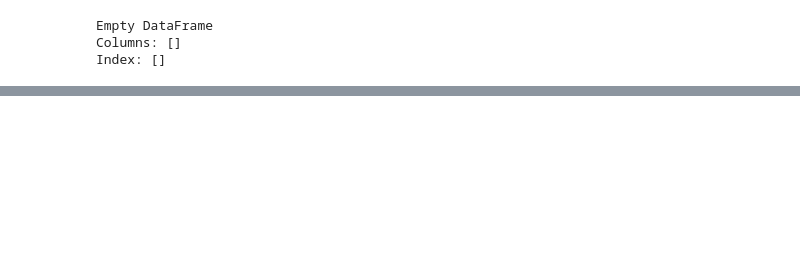
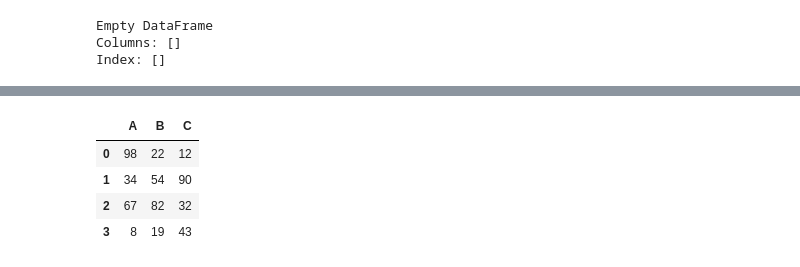
Before and after one commit to BaqerHussaini/data-analysis-course-notes, a Jupyter notebook: pandas/02-series_dataframe.ipynb, the cells around one changed output, grey strips where cells are left out. Cells and saved outputs as stored; diff of their text form; code cells hidden in the pictures; blank space fills up the shorter version.

Commit message:
docs(pandas): add notes on common series and dataframe creation customizations

```diff
--- a/pandas/02-series_dataframe.ipynb
+++ b/pandas/02-series_dataframe.ipynb
@@ -292,0 +390,10 @@ house_price_parquet.head()
+# %%
+# 2.1 Default Index
+my_dataframe = pd.DataFrame({"A": [98, 34, 67, 8], "B": [22, 54, 82, 19], "C": [12, 90, 32, 43]})
+my_dataframe
+# %% [output]
+|  | A | B | C |
+| 0 | 98 | 22 | 12 |
+| 1 | 34 | 54 | 90 |
+| 2 | 67 | 82 | 32 |
+| 3 | 8 | 19 | 43 |
```
Also changed, not shown: parts of 59 cells of this notebook.
